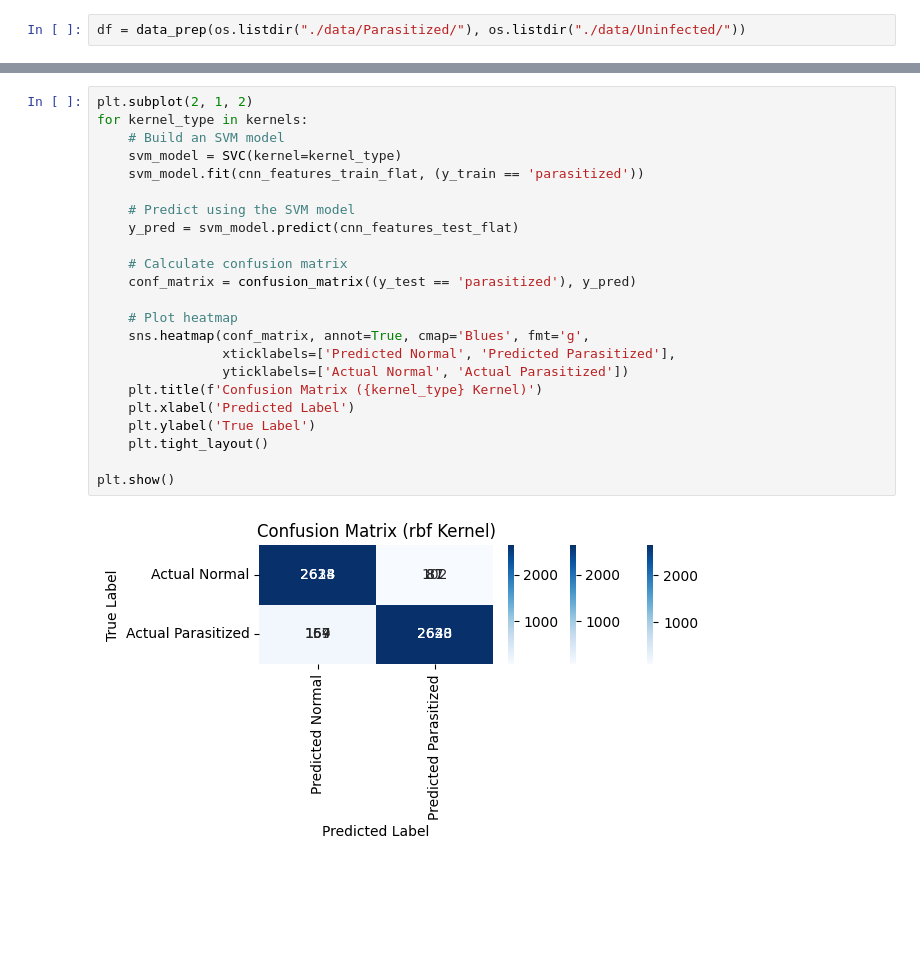
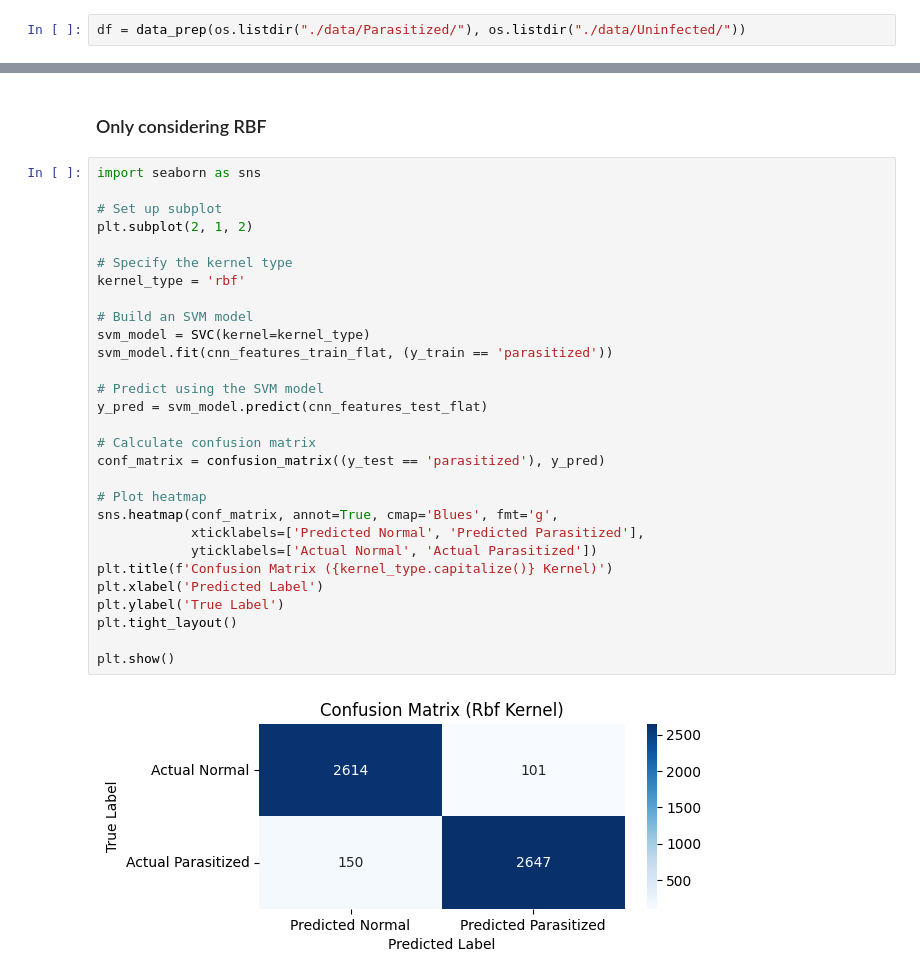
Before and after one commit to sxmedh/Malaria-Parasite-Detection, a Jupyter notebook: cnn-svm.ipynb, the cells around one changed output, grey strips where cells are left out. Drawn from its saved outputs; the diff is of its cells as text; blank space fills up the shorter version.

Commit message:
Confusion Matrix

```diff
--- a/cnn-svm.ipynb
+++ b/cnn-svm.ipynb
@@ -217,25 +234,33 @@ plt.ylim(0, 1)
+# %% [markdown]
+### Only considering RBF
 # %%
+import seaborn as sns
+
+# Set up subplot
 plt.subplot(2, 1, 2)
-for kernel_type in kernels:
-    # Build an SVM model
-    svm_model = SVC(kernel=kernel_type)
-    svm_model.fit(cnn_features_train_flat, (y_train == 'parasitized'))
 
-    # Predict using the SVM model
-    y_pred = svm_model.predict(cnn_features_test_flat)
+# Specify the kernel type
+kernel_type = 'rbf'
 
-    # Calculate confusion matrix
-    conf_matrix = confusion_matrix((y_test == 'parasitized'), y_pred)
+# Build an SVM model
+svm_model = SVC(kernel=kernel_type)
+svm_model.fit(cnn_features_train_flat, (y_train == 'parasitized'))
 
-    # Plot heatmap
-    sns.heatmap(conf_matrix, annot=True, cmap='Blues', fmt='g',
-                xticklabels=['Predicted Normal', 'Predicted Parasitized'],
-                yticklabels=['Actual Normal', 'Actual Parasitized'])
-    plt.title(f'Confusion Matrix ({kernel_type} Kernel)')
-    plt.xlabel('Predicted Label')
-    plt.ylabel('True Label')
-    plt.tight_layout()
+# Predict using the SVM model
+y_pred = svm_model.predict(cnn_features_test_flat)
+
+# Calculate confusion matrix
+conf_matrix = confusion_matrix((y_test == 'parasitized'), y_pred)
+
+# Plot heatmap
+sns.heatmap(conf_matrix, annot=True, cmap='Blues', fmt='g',
+            xticklabels=['Predicted Normal', 'Predicted Parasitized'],
+            yticklabels=['Actual Normal', 'Actual Parasitized'])
+plt.title(f'Confusion Matrix ({kernel_type.capitalize()} Kernel)')
+plt.xlabel('Predicted Label')
+plt.ylabel('True Label')
+plt.tight_layout()
 
 plt.show()
 # %% [output]
-[figure, old version]
+[figure, new version]
```
Also changed, not shown: parts of 7 cells of this notebook.
